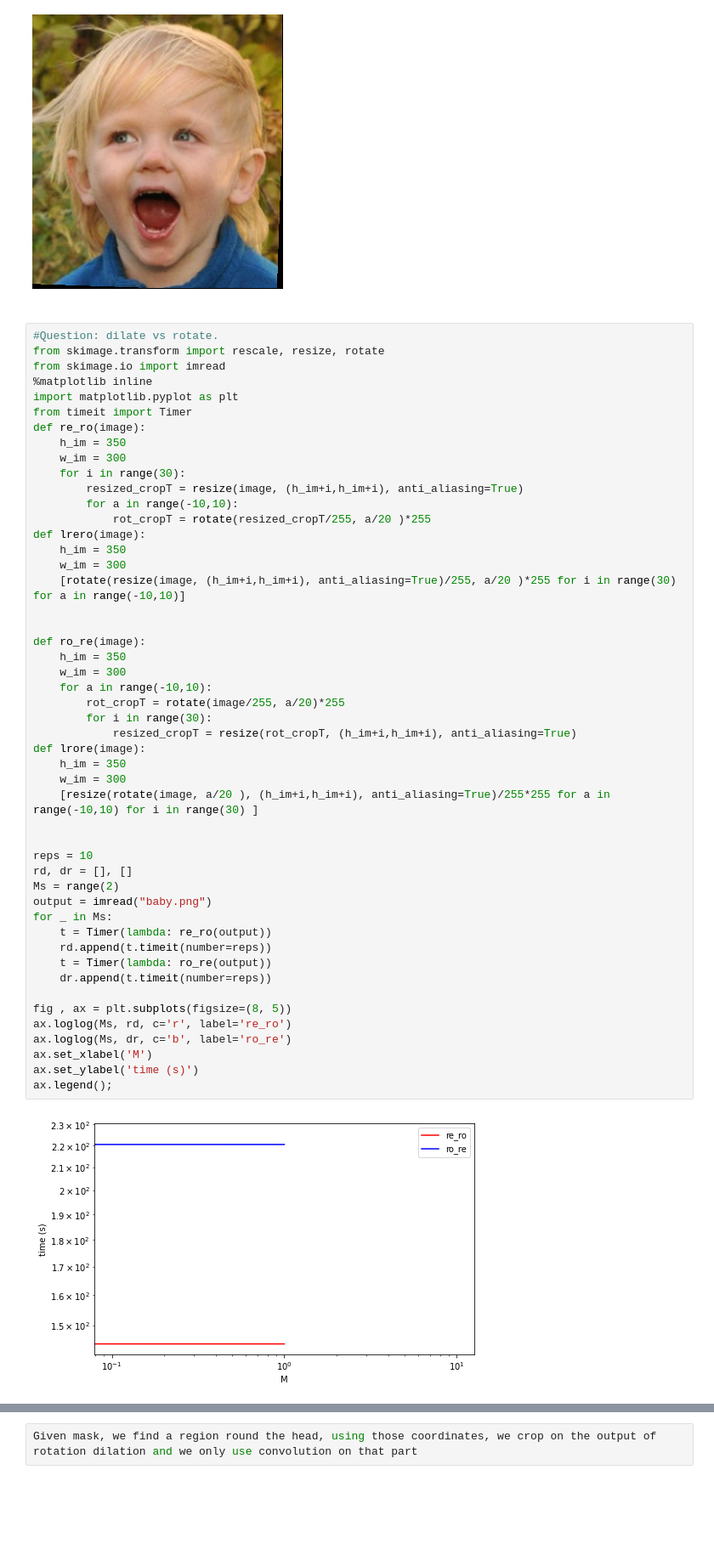
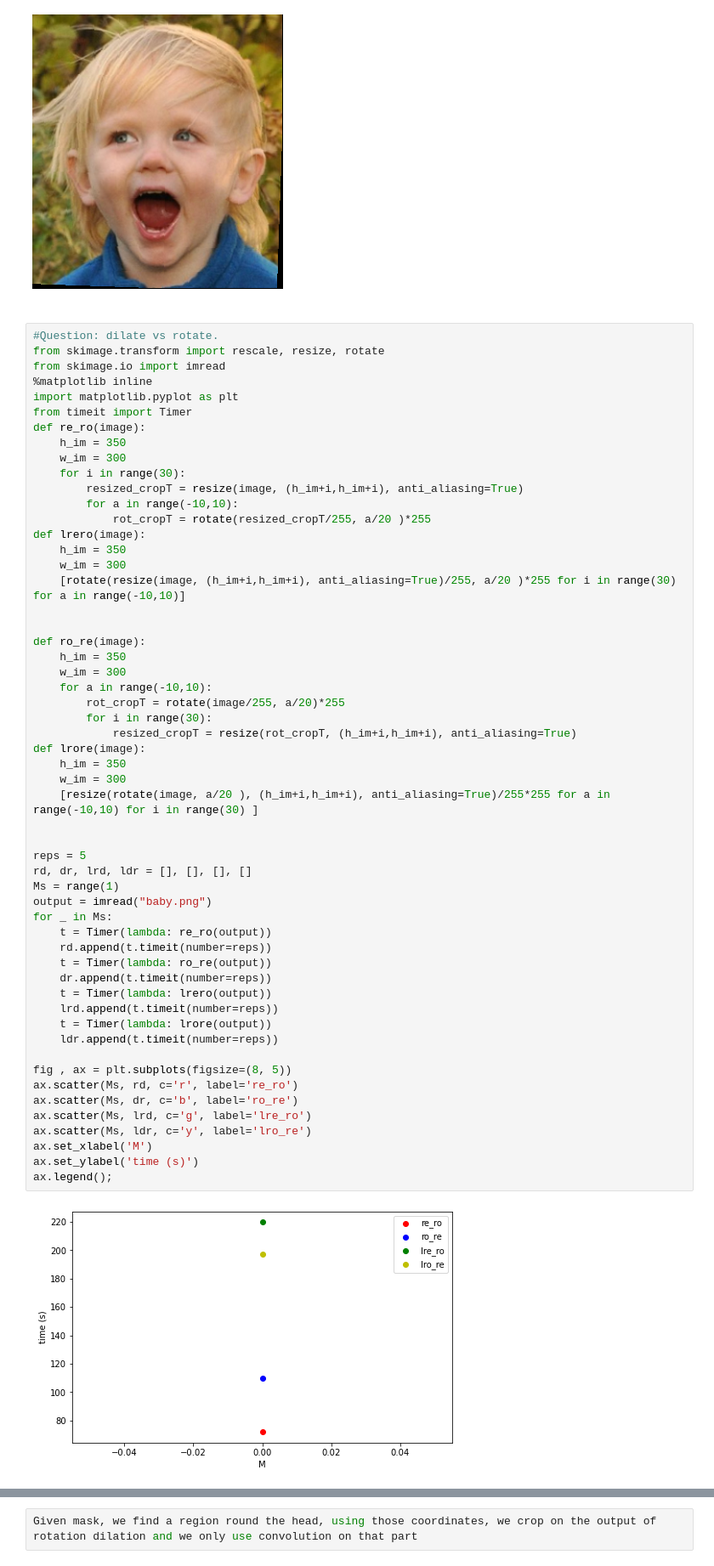
Before and after one commit to NewSciTLH/U-2-Net, a Jupyter notebook: notesdayperday.ipynb, the cells around one changed output, grey strips where cells are left out. Shown at 85% size. Saved outputs shown, nothing was run; the diff lists cells and outputs as text; blank space fills up the shorter version.

```diff
--- a/notesdayperday.ipynb
+++ b/notesdayperday.ipynb
@@ -354,37 +354,43 @@ def lrero(image):
     h_im = 350
     w_im = 300
     [rotate(resize(image, (h_im+i,h_im+i), anti_aliasing=True)/255, a/20 )*255 for i in range(30) for a in range(-10,10)]
 
 
 def ro_re(image):
     h_im = 350
     w_im = 300
     for a in range(-10,10):
         rot_cropT = rotate(image/255, a/20)*255
         for i in range(30):
             resized_cropT = resize(rot_cropT, (h_im+i,h_im+i), anti_aliasing=True)
 def lrore(image):
     h_im = 350
     w_im = 300
     [resize(rotate(image, a/20 ), (h_im+i,h_im+i), anti_aliasing=True)/255*255 for a in range(-10,10) for i in range(30) ]
 
 
-reps = 10
-rd, dr = [], []
-Ms = range(2)
+reps = 5
+rd, dr, lrd, ldr = [], [], [], []
+Ms = range(1)
 output = imread("baby.png")
 for _ in Ms:
     t = Timer(lambda: re_ro(output))
     rd.append(t.timeit(number=reps))
     t = Timer(lambda: ro_re(output))
     dr.append(t.timeit(number=reps))
+    t = Timer(lambda: lrero(output))
+    lrd.append(t.timeit(number=reps))
+    t = Timer(lambda: lrore(output))
+    ldr.append(t.timeit(number=reps))
 
 fig , ax = plt.subplots(figsize=(8, 5))
-ax.loglog(Ms, rd, c='r', label='re_ro')
-ax.loglog(Ms, dr, c='b', label='ro_re')
+ax.scatter(Ms, rd, c='r', label='re_ro')
+ax.scatter(Ms, dr, c='b', label='ro_re')
+ax.scatter(Ms, lrd, c='g', label='lre_ro')
+ax.scatter(Ms, ldr, c='y', label='lro_re')
 ax.set_xlabel('M')
 ax.set_ylabel('time (s)')
 ax.legend();
 # %% [output]
-[figure, old version]
+[figure, new version]
 # %%
```
Also changed, not shown: parts of 2 cells of this notebook.
